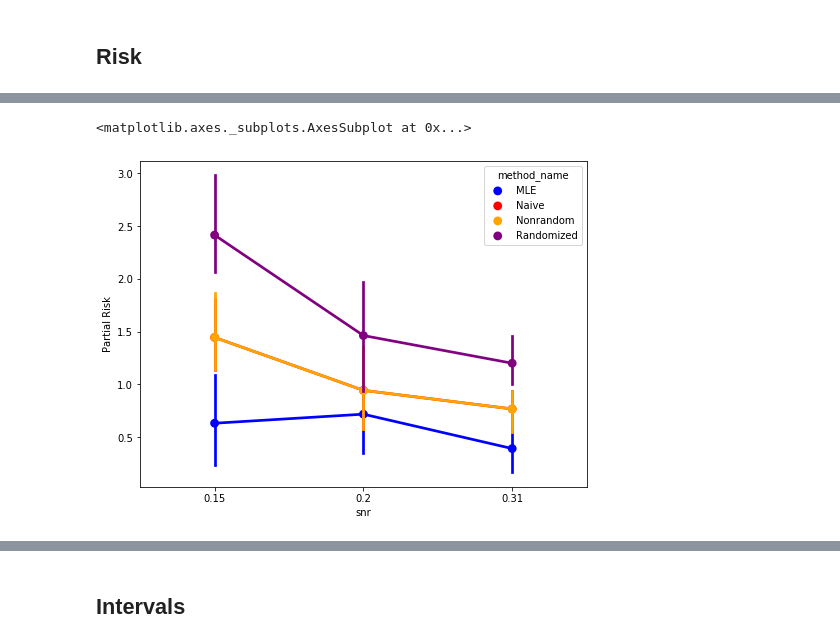
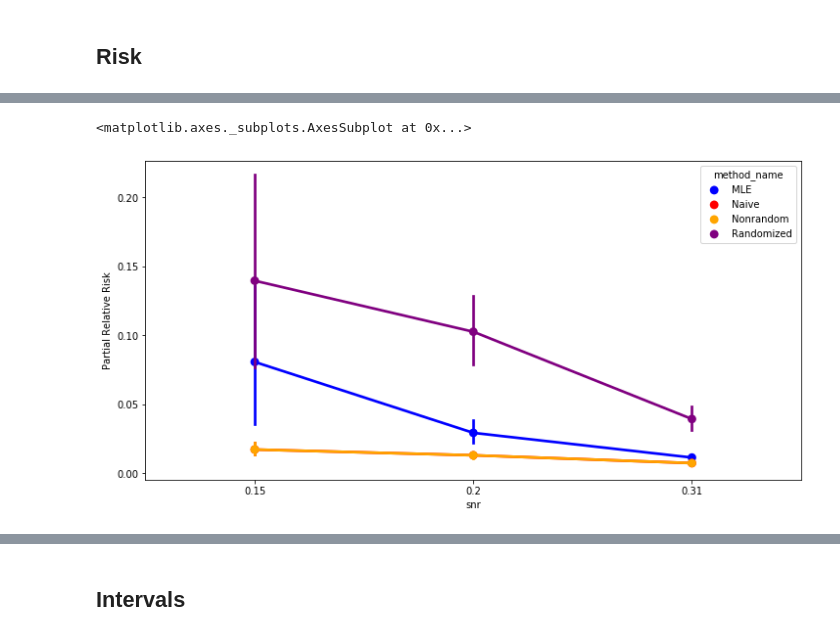
Before and after one commit to snigdhagit/compare-selection, a Jupyter notebook: examples/Selected_target_results.ipynb, the cells around one changed output, grey strips where cells are left out. Drawn from its saved outputs; the diff is of its cells as text; code cells hidden in the pictures.

Commit message:
update paths, relative risk

```diff
--- a/examples/Selected_target_results.ipynb
+++ b/examples/Selected_target_results.ipynb
@@ -275,7 +281,7 @@ class Naive(Lee):
 class Randomized(randomized_lasso):
 
     use_MLE = Bool(False)
-    randomizer_scale = Float(np.sqrt(0.25))
+    randomizer_scale = Float(np.sqrt(0.5))
     method_name = Unicode("Randomized")
     lambda_choice = Unicode('1se')
     use_initial_soln = Bool(True)
@@ -315,3 +316,16 @@ class MLE(Randomized):
+# %%
+class MLE(Randomized):
+    method_name = Unicode("MLE")
+    use_MLE = Bool(True)
+    use_initial_soln = Bool(False)
+    model_target = Unicode('selected')
+
+    def __init__(self, X, Y, l_theory, l_min, l_1se, sigma_reid):
+
+        randomized_lasso.__init__(self, X, Y, l_theory, l_min, l_1se, sigma_reid)
+        n, p = X.shape
+        self.lagrange = l_1se * np.ones(X.shape[1])
+        self.dispersion = np.linalg.norm(Y - X.dot(np.linalg.pinv(X).dot(Y))) ** 2 / (n - p)
 # %% [markdown]
 ## Run a simulation collecting results
 # %%
@@ -326,7 +340,7 @@ palette = {'MLE': 'blue',
            'Nonrandom': 'orange',
            'Randomized': 'purple'}
 # %%
-nsim = 5
+nsim = 30
 snrs = [0.15, 0.2, 0.31]
 
 results = []
@@ -409,10 +433,10 @@ risk_results = pd.DataFrame(risk_results, columns=['method_name', 'snr'] + risk_
 # %%
-plt.figure(figsize=(8, 6))
+plt.figure(figsize=(12, 6))
 sns.pointplot(x='snr',
-              y='Partial Risk',
+              y='Partial Relative Risk',
               hue='method_name',
               data=risk_results,
               palette=palette)
 # %% [output]
 <matplotlib.axes._subplots.AxesSubplot at 0x...>
-[figure, old version]
+[figure, new version]
```
Also changed, not shown: parts of 10 cells of this notebook, 2 other files.
